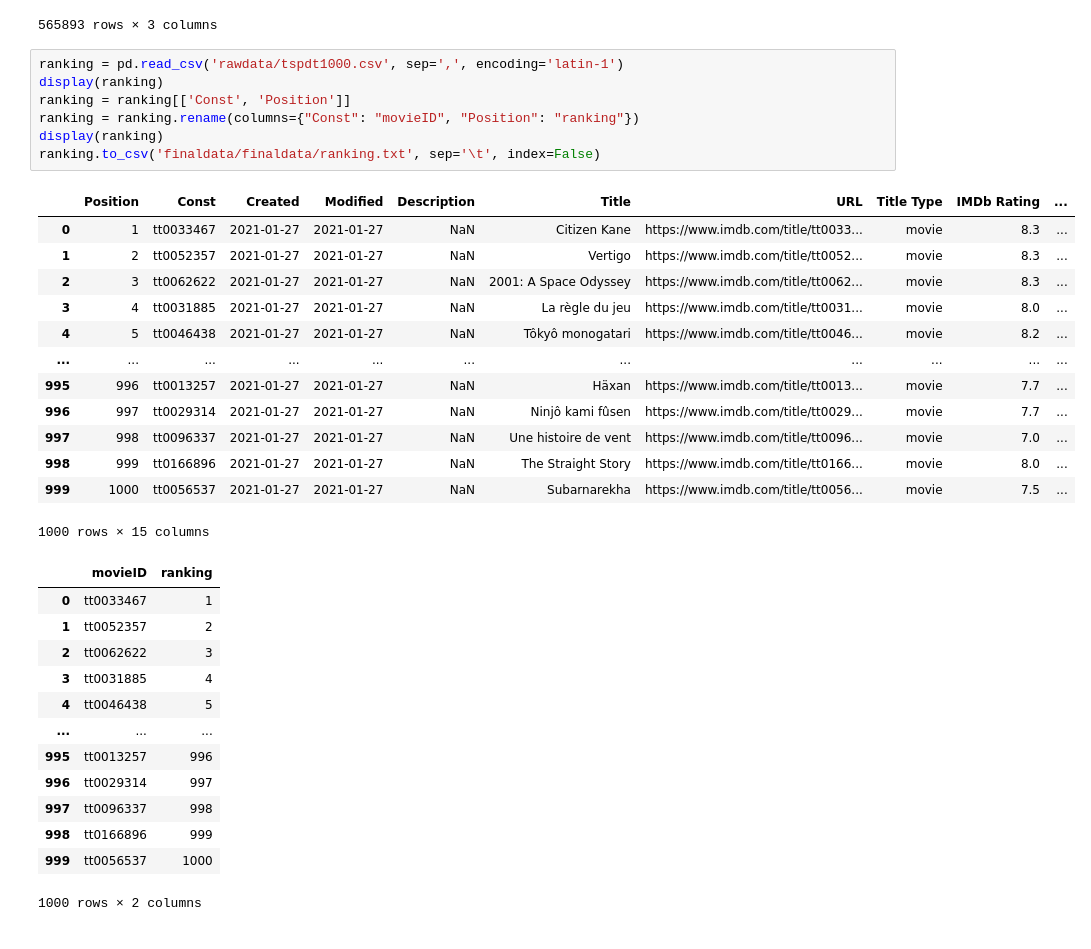
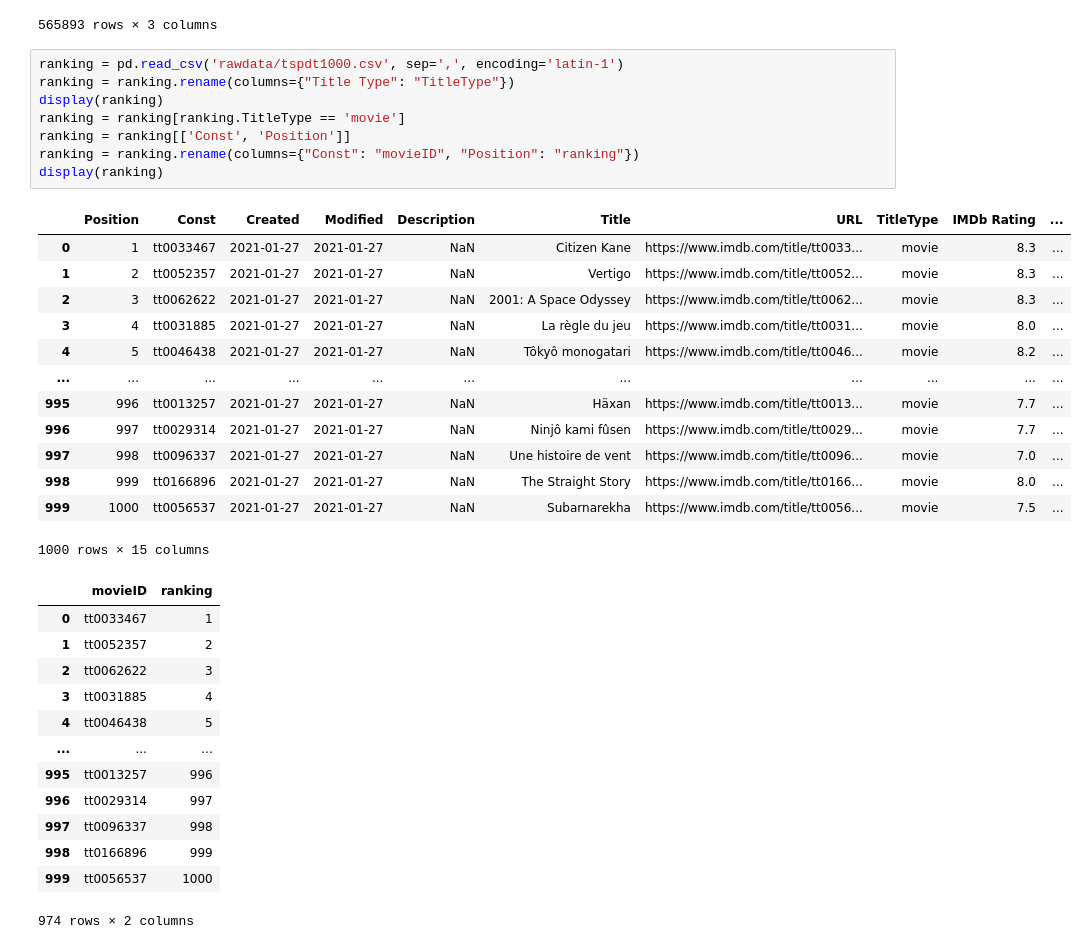
Before and after one commit to andychen237/filmDB, a Jupyter notebook: databases_cleanup.ipynb, the cells around one changed output. Saved outputs shown, nothing was run; the diff lists cells and outputs as text.

Commit message:
finalized data files, sql & python scripts, and txt files documenting process/description

```diff
--- a/databases_cleanup.ipynb
+++ b/databases_cleanup.ipynb
@@ -301,13 +295,14 @@ directedby.to_csv('finaldata/directedby.txt', sep='\t', index=False)
 565893 rows × 3 columns
 # %%
 ranking = pd.read_csv('rawdata/tspdt1000.csv', sep=',', encoding='latin-1')
+ranking = ranking.rename(columns={"Title Type": "TitleType"})
 display(ranking)
+ranking = ranking[ranking.TitleType == 'movie']
 ranking = ranking[['Const', 'Position']]
 ranking = ranking.rename(columns={"Const": "movieID", "Position": "ranking"})
 display(ranking)
-ranking.to_csv('finaldata/finaldata/ranking.txt', sep='\t', index=False)
 # %% [output]
-|  | Position | Const | Created | Modified | Description | Title | URL | Title Type | IMDb Rating | ... |
+|  | Position | Const | Created | Modified | Description | Title | URL | TitleType | IMDb Rating | ... |
 | 0 | 1 | tt0033467 | 2021-01-27 | 2021-01-27 | NaN | Citizen Kane | https://www.imdb.com/title/tt0033... | movie | 8.3 | ... |
 | 1 | 2 | tt0052357 | 2021-01-27 | 2021-01-27 | NaN | Vertigo | https://www.imdb.com/title/tt0052... | movie | 8.3 | ... |
 | 2 | 3 | tt0062622 | 2021-01-27 | 2021-01-27 | NaN | 2001: A Space Odyssey | https://www.imdb.com/title/tt0062... | movie | 8.3 | ... |
@@ -332,4 +327,4 @@ ranking.to_csv('finaldata/finaldata/ranking.txt', sep='\t', index=False)
 | 997 | tt0096337 | 998 |
 | 998 | tt0166896 | 999 |
 | 999 | tt0056537 | 1000 |
-1000 rows × 2 columns
+974 rows × 2 columns
```
Also changed, not shown: parts of 14 cells of this notebook, 16 other files.
